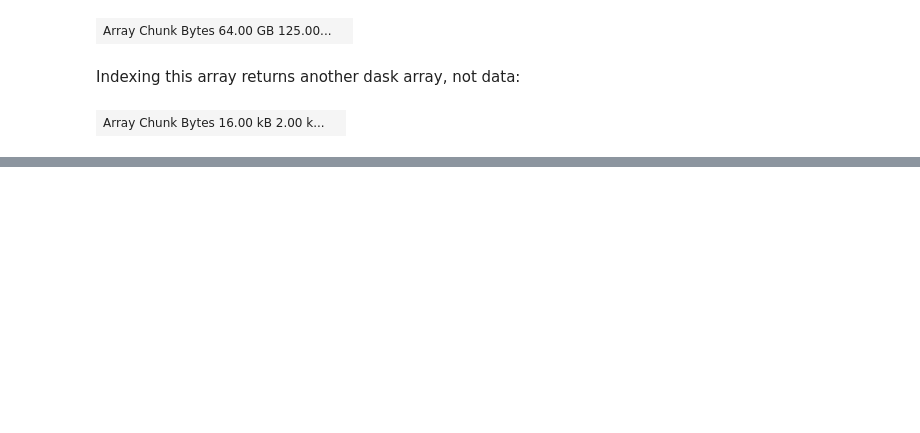
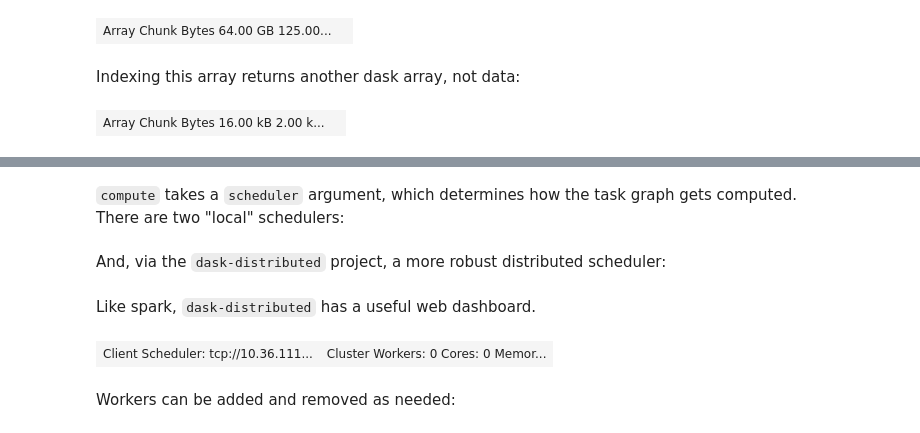
Before and after one commit to d-v-b/presentations, a Jupyter notebook: JaneliaSciComp_Jan132020/dask_demo.ipynb, the cells around one changed output, grey strips where cells are left out. Cells and saved outputs as stored; diff of their text form; code cells hidden in the pictures; blank space fills up the shorter version.

```diff
--- a/JaneliaSciComp_Jan132020/dask_demo.ipynb
+++ b/JaneliaSciComp_Jan132020/dask_demo.ipynb
@@ -42,0 +91,3 @@ image processing often involves applying filters to
+# %% [markdown]
+`compute` takes a `scheduler` argument, which determines how the task graph gets computed.
+There are two "local" schedulers:
@@ -42,0 +97,17 @@ image processing often involves applying filters to
+# %% [markdown]
+And, via the `dask-distributed` project, a more robust distributed scheduler:
+# %%
+from distributed import Client, LocalCluster
+cl_local = Client(LocalCluster(dashboard_address=':0')) # create a "local cluster"
+dataset[0].compute(); # the distributed scheduler registers itself as default
+
+from fst.distributed import get_jobqueue_cluster
+cl_janelia = Client(get_jobqueue_cluster(dashboard_address=':0'))
+# %% [markdown]
+Like spark, `dask-distributed` has a useful web dashboard.
+# %%
+cl_janelia
+# %% [output]
+| Client Scheduler: tcp://10.36.111... | Cluster Workers: 0 Cores: 0 Memor... |
+# %% [markdown]
+Workers can be added and removed as needed:
```
Also changed, not shown: parts of 25 cells of this notebook, 1 other file.
